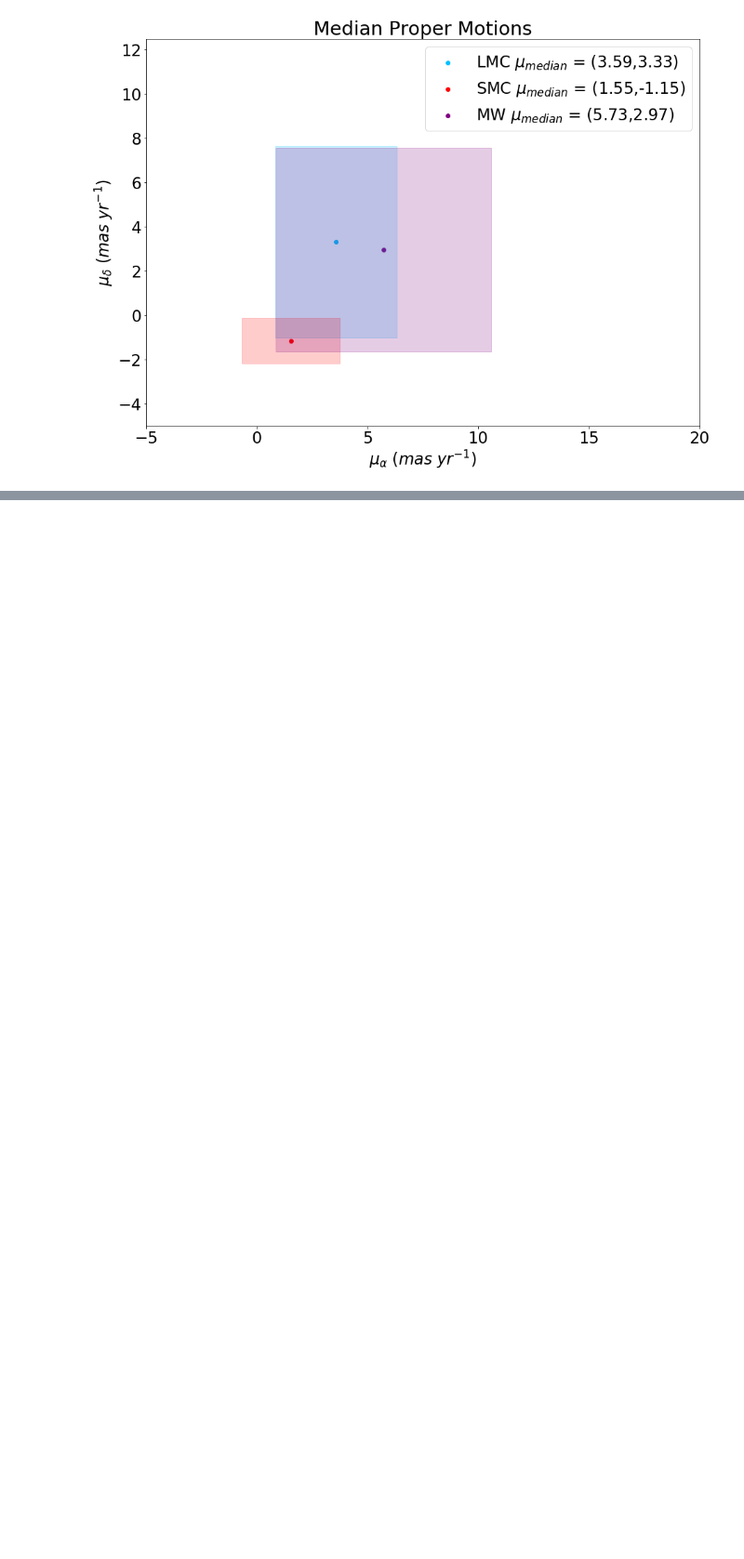
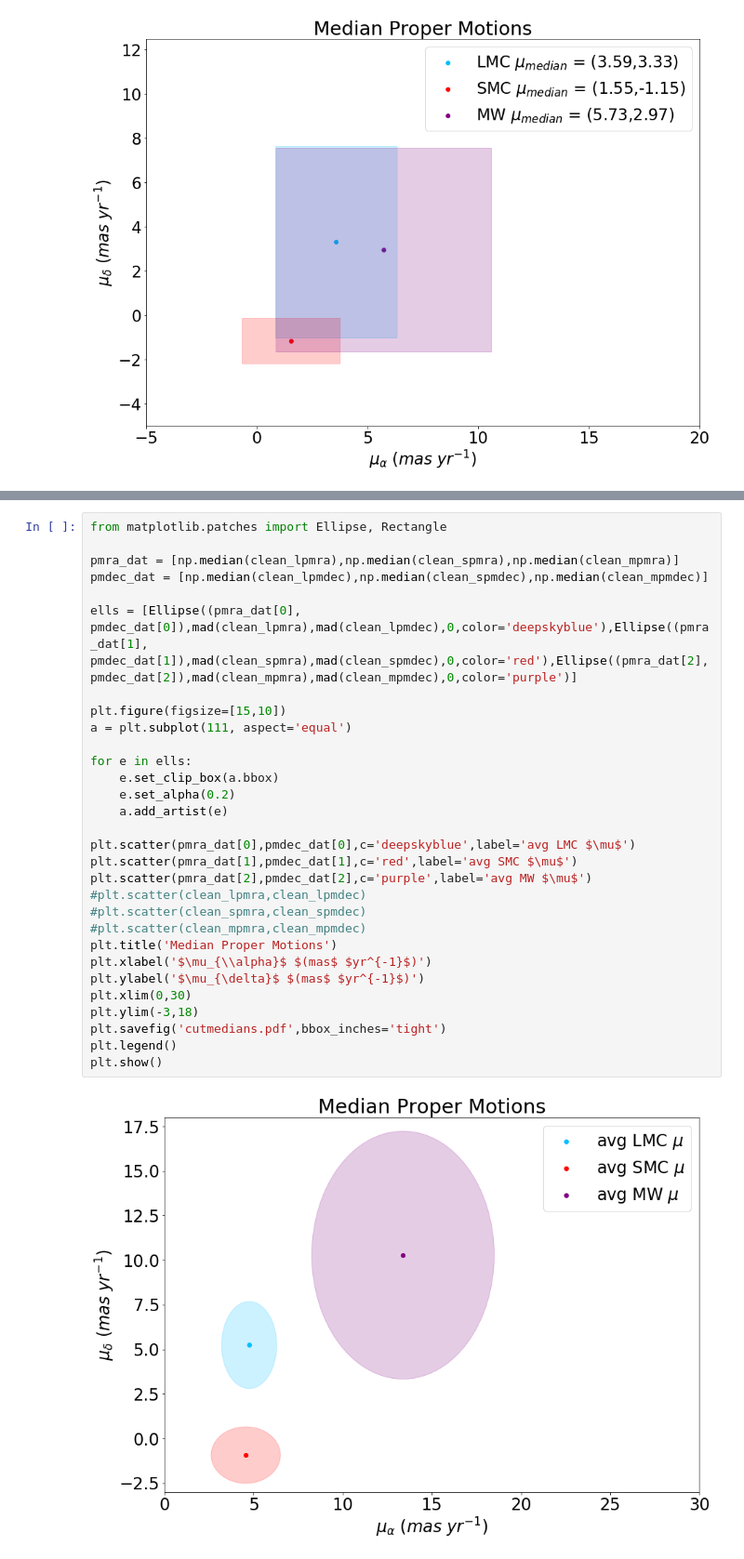
Before and after one commit to JoshuaPovick/MS_young, a Jupyter notebook: MSyoung2.ipynb, the cells around one changed output, grey strips where cells are left out. Shown at 93% size. Cells and saved outputs as stored; diff of their text form; blank space fills up the shorter version.

```diff
--- a/MSyoung2.ipynb
+++ b/MSyoung2.ipynb
@@ -918,0 +1220,32 @@ plt.show()
+# %%
+from matplotlib.patches import Ellipse, Rectangle
+
+pmra_dat = [np.median(clean_lpmra),np.median(clean_spmra),np.median(clean_mpmra)]
+pmdec_dat = [np.median(clean_lpmdec),np.median(clean_spmdec),np.median(clean_mpmdec)]
+
+ells = [Ellipse((pmra_dat[0], pmdec_dat[0]),mad(clean_lpmra),mad(clean_lpmdec),0,color='deepskyblue'),Ellipse((pmra_dat[1], pmdec_dat[1]),mad(clean_spmra),mad(clean_spmdec),0,color='red'),Ellipse((pmra_dat[2], pmdec_dat[2]),mad(clean_mpmra),mad(clean_mpmdec),0,color='purple')]
+
+plt.figure(figsize=[15,10])
+a = plt.subplot(111, aspect='equal')
+
+for e in ells:
+    e.set_clip_box(a.bbox)
+    e.set_alpha(0.2)
+    a.add_artist(e)
+
+plt.scatter(pmra_dat[0],pmdec_dat[0],c='deepskyblue',label='avg LMC $\mu$')
+plt.scatter(pmra_dat[1],pmdec_dat[1],c='red',label='avg SMC $\mu$')
+plt.scatter(pmra_dat[2],pmdec_dat[2],c='purple',label='avg MW $\mu$')
+#plt.scatter(clean_lpmra,clean_lpmdec)
+#plt.scatter(clean_spmra,clean_spmdec)
+#plt.scatter(clean_mpmra,clean_mpmdec)
+plt.title('Median Proper Motions')
+plt.xlabel('$\mu_{\\alpha}$ $(mas$ $yr^{-1}$)')
+plt.ylabel('$\mu_{\delta}$ $(mas$ $yr^{-1}$)')
+plt.xlim(0,30)
+plt.ylim(-3,18)
+plt.savefig('cutmedians.pdf',bbox_inches='tight')
+plt.legend()
+plt.show()
+# %% [output]
+[figure, added]
```
Also changed, not shown: parts of 3 cells of this notebook.
